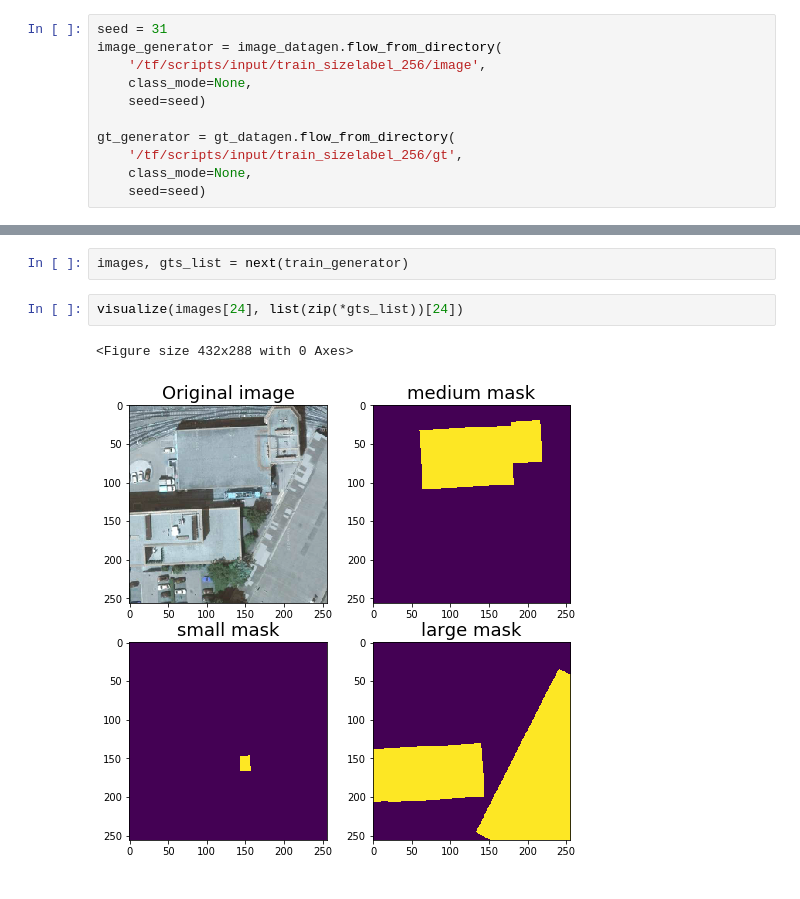
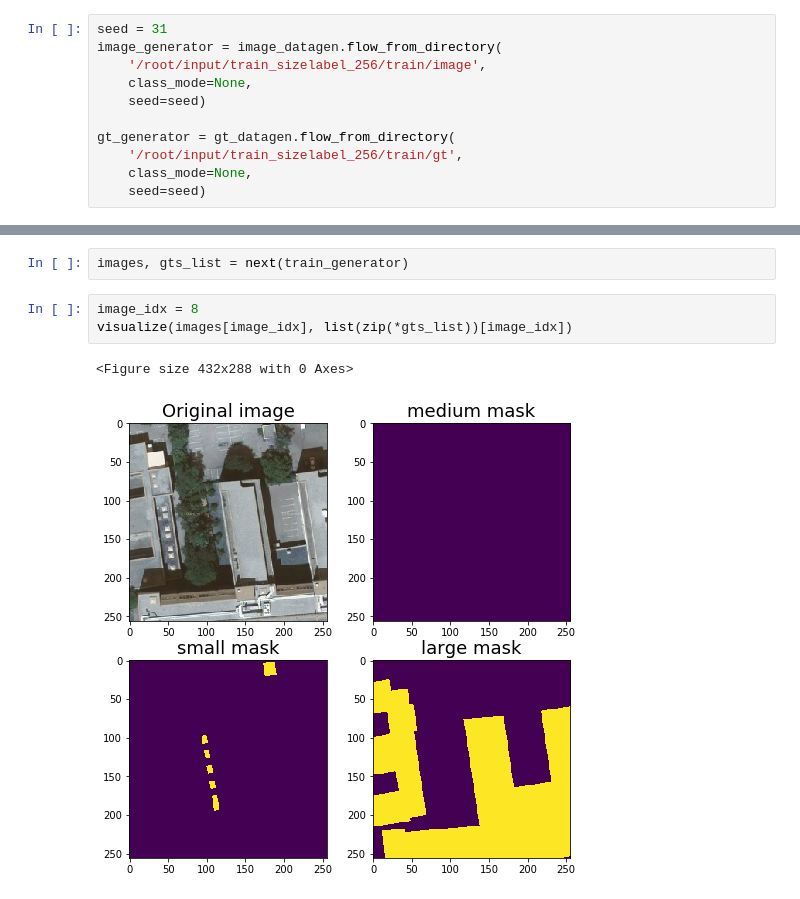
Before and after one commit to UsrNameu1/UNetSS, a Jupyter notebook: notebook/SegmentionGeneratorTest.ipynb, the cells around one changed output, grey strips where cells are left out. Saved outputs shown, nothing was run; the diff lists cells and outputs as text.

```diff
--- a/notebook/SegmentionGeneratorTest.ipynb
+++ b/notebook/SegmentionGeneratorTest.ipynb
@@ -38,12 +38,12 @@ Provide the same seed and keyword arguments to the fit and flow methods
 # %%
 seed = 31
 image_generator = image_datagen.flow_from_directory(
-    '/tf/scripts/input/train_sizelabel_256/image',
+    '/root/input/train_sizelabel_256/train/image',
     class_mode=None,
     seed=seed)
 
 gt_generator = gt_datagen.flow_from_directory(
-    '/tf/scripts/input/train_sizelabel_256/gt',
+    '/root/input/train_sizelabel_256/train/gt',
     class_mode=None,
     seed=seed)
 # %% [output]
@@ -113,7 +113,8 @@ def visualize(image: np.ndarray, mask: Union[np.ndarray, Tuple]):
 # %%
 images, gts_list = next(train_generator)
 # %%
-visualize(images[24], list(zip(*gts_list))[24])
+image_idx = 8
+visualize(images[image_idx], list(zip(*gts_list))[image_idx])
 # %% [output]
 <Figure size 432x288 with 0 Axes>
-[figure, old version]
+[figure, new version]
```
Also changed, not shown: parts of 1 cell of this notebook, 1 other file.
